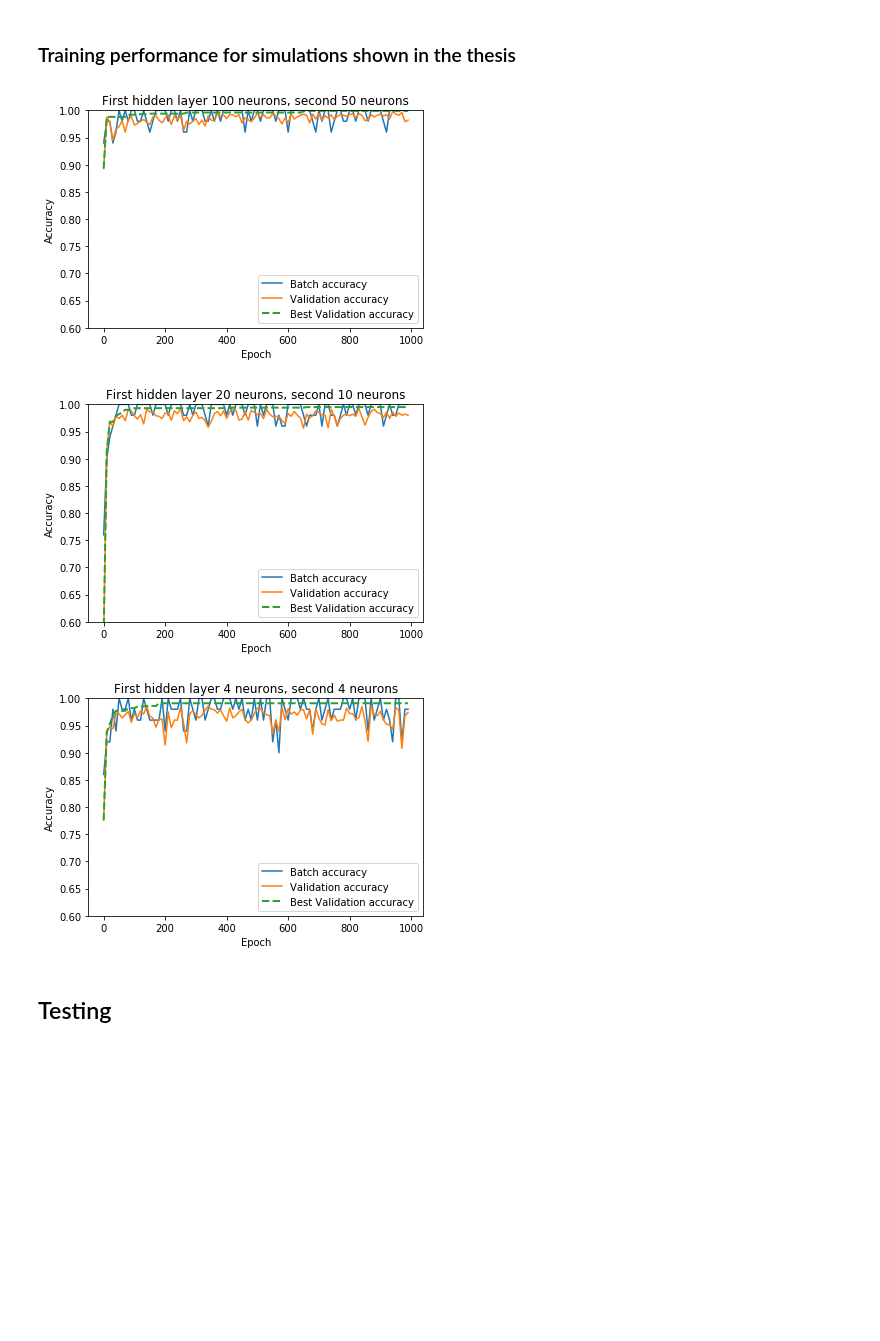
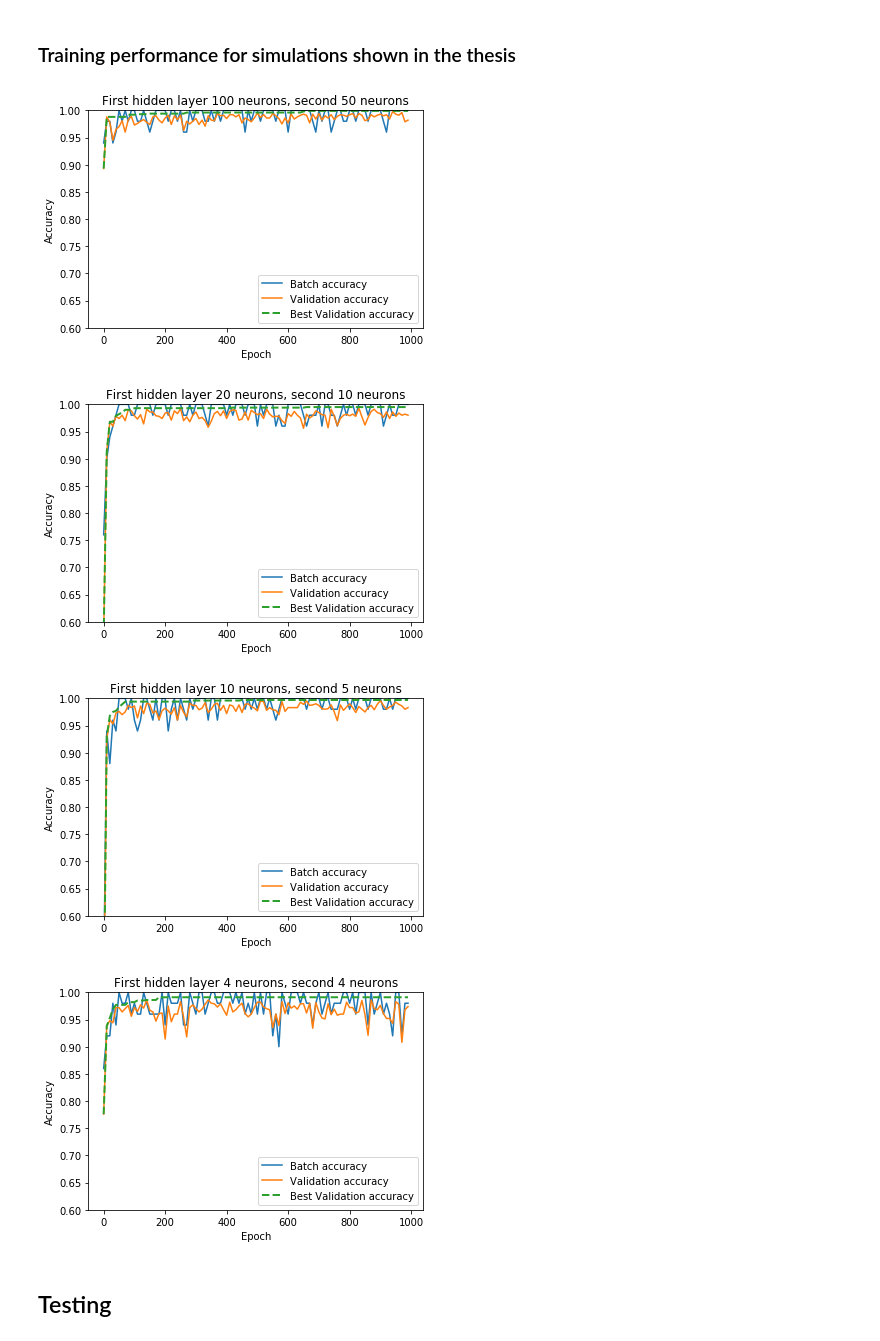
Before and after one commit to dsalgador/master-thesis, a Jupyter notebook: Imitation-Learning/Chapter5-Simulations.ipynb, the cells around one changed output. Cells and saved outputs as stored; diff of their text form; code cells hidden in the pictures; blank space fills up the shorter version.

Commit message:
Simulation 3 becomes simulation4 and a new simulation3 is done

```diff
--- a/Imitation-Learning/Chapter5-Simulations.ipynb
+++ b/Imitation-Learning/Chapter5-Simulations.ipynb
@@ -250,7 +250,7 @@ if not os.path.exists(sim_directory):
 # %% [markdown]
 ## Deep Neural Network model
 # %%
-SIMULATION = 3
+SIMULATION = 4
 
 # Simulation parameters
 simulation_directory = './simulations/simulation{}'.format(SIMULATION)
@@ -514,34 +514,48 @@ plt.close()
 
 SIMULATION = 2
 # Simulation parameters
 simulation_directory = './simulations/simulation{}'.format(SIMULATION)
 # File to output performance metrics during training
 training_file = simulation_directory+'/training-metrics.csv'.format(SIMULATION)
 metrics = pd.read_table(training_file, sep = ",")
 #plt.subplot(212)
 plot_accuracy(metrics)
 plt.title("First hidden layer 20 neurons, second 10 neurons")
 plt.savefig(figures_directory +'/training-metrics-'+ 'sim{}'.format(SIMULATION) + '.pdf')
 plt.show()
 plt.close()
 
 
 SIMULATION = 3
 # Simulation parameters
 simulation_directory = './simulations/simulation{}'.format(SIMULATION)
 # File to output performance metrics during training
 training_file = simulation_directory+'/training-metrics.csv'.format(SIMULATION)
 metrics = pd.read_table(training_file, sep = ",")
 #plt.subplot(2,2,3)
 plot_accuracy(metrics)
+plt.title("First hidden layer 10 neurons, second 5 neurons")
+plt.savefig(figures_directory +'/training-metrics-'+ 'sim{}'.format(SIMULATION) + '.pdf')
+plt.show()
+plt.close()
+
+SIMULATION = 4
+# Simulation parameters
+simulation_directory = './simulations/simulation{}'.format(SIMULATION)
+# File to output performance metrics during training
+training_file = simulation_directory+'/training-metrics.csv'.format(SIMULATION)
+metrics = pd.read_table(training_file, sep = ",")
+#plt.subplot(2,2,3)
+plot_accuracy(metrics)
 plt.title("First hidden layer 4 neurons, second 4 neurons")
 plt.savefig(figures_directory +'/training-metrics-'+ 'sim{}'.format(SIMULATION) + '.pdf')
 plt.show()
 plt.close()
 # %% [output]
 [figure]
 [figure]
-[figure, old version]
+[figure, new version]
+[figure, added]
 # %% [markdown]
 ## Testing
 # %%
```
Also changed, not shown: parts of 3 cells of this notebook, 15 other files.
